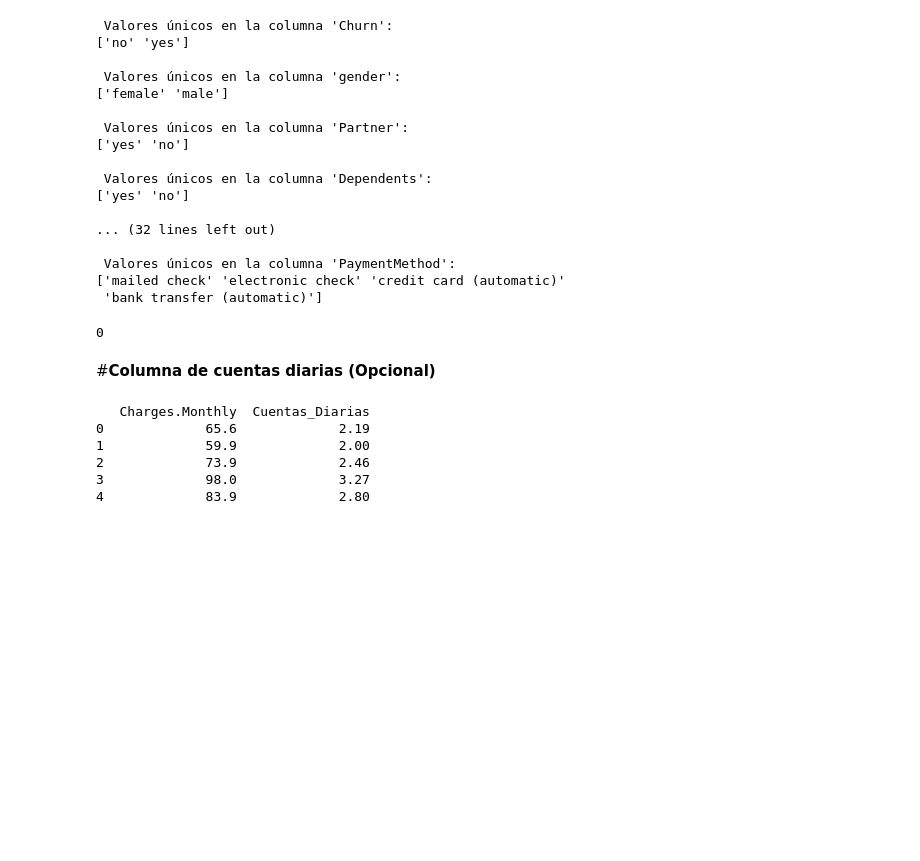
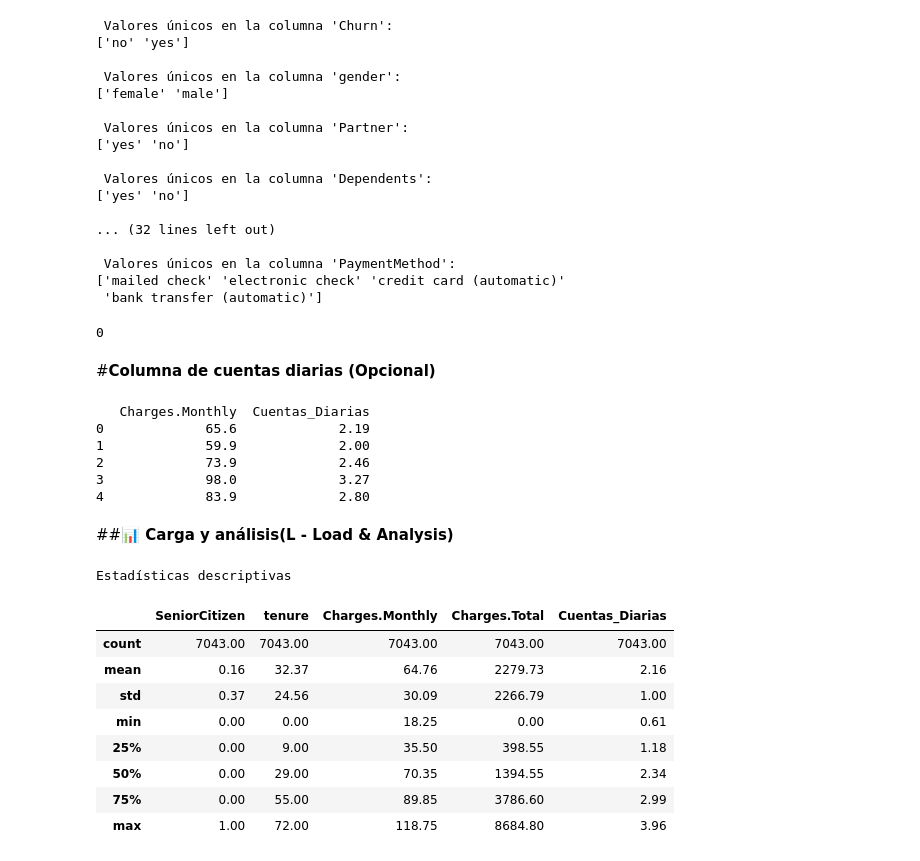
Before and after one commit to fabrizzio2901/TelecomX-Datos, a Jupyter notebook: telecomx_datos.ipynb, the cells around one changed output. Drawn from its saved outputs; the diff is of its cells as text; code cells hidden in the pictures; blank space fills up the shorter version.

```diff
--- a/telecomx_datos.ipynb
+++ b/telecomx_datos.ipynb
@@ -207,3 +207,20 @@ print(df_flat[[columna_mensual, 'Cuentas_Diarias']].head())
 2             73.9             2.46
 3             98.0             3.27
 4             83.9             2.80
+# %% [markdown]
+##**📊 Carga y análisis(L - Load & Analysis)**
+# %%
+# 1. Análisis descriptivo de las variables NUMÉRICAS
+print("Estadísticas descriptivas")
+display(df_flat.describe().round(2))
+# %% [output]
+Estadísticas descriptivas
+|  | SeniorCitizen | tenure | Charges.Monthly | Charges.Total | Cuentas_Diarias |
+| count | 7043.00 | 7043.00 | 7043.00 | 7043.00 | 7043.00 |
+| mean | 0.16 | 32.37 | 64.76 | 2279.73 | 2.16 |
+| std | 0.37 | 24.56 | 30.09 | 2266.79 | 1.00 |
+| min | 0.00 | 0.00 | 18.25 | 0.00 | 0.61 |
+| 25% | 0.00 | 9.00 | 35.50 | 398.55 | 1.18 |
+| 50% | 0.00 | 29.00 | 70.35 | 1394.55 | 2.34 |
+| 75% | 0.00 | 55.00 | 89.85 | 3786.60 | 2.99 |
+| max | 1.00 | 72.00 | 118.75 | 8684.80 | 3.96 |
```
Also changed, not shown: parts of 5 cells of this notebook.
